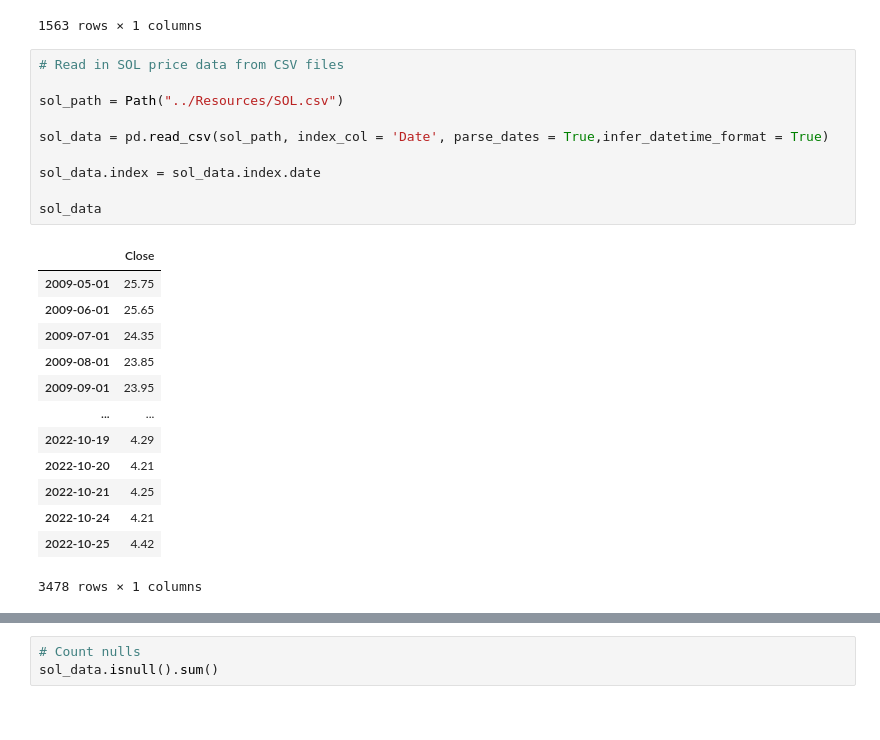
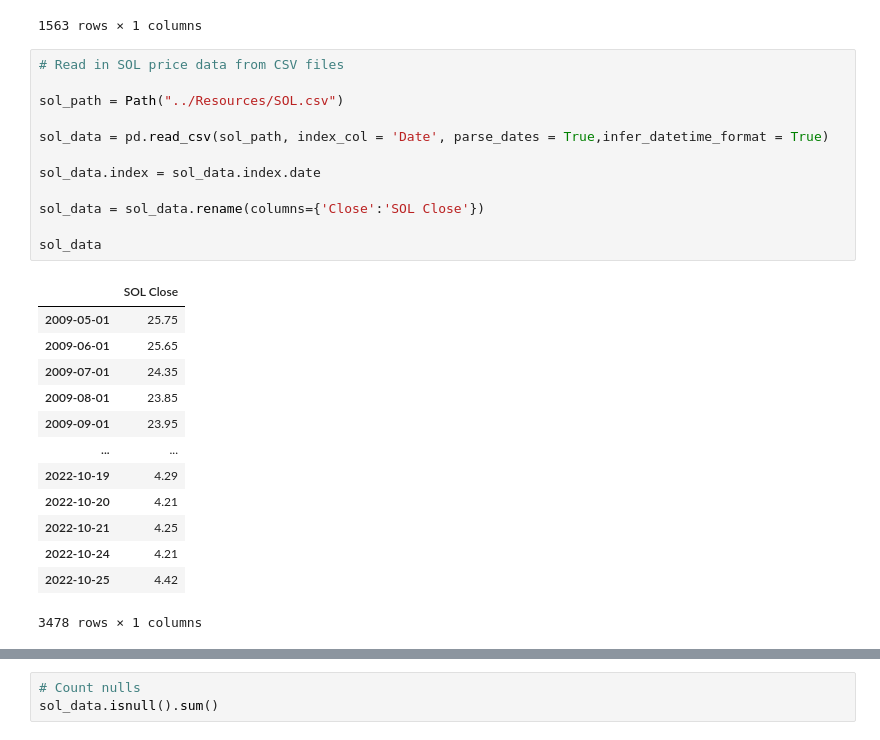
Before and after one commit to NavpreetNat/Crypto_Master, a Jupyter notebook: codes/crypto_master.ipynb, the cells around one changed output, grey strips where cells are left out. Saved outputs shown, nothing was run; the diff lists cells and outputs as text.

```diff
--- a/codes/crypto_master.ipynb
+++ b/codes/crypto_master.ipynb
@@ -84,15 +91,17 @@ ada_daily_return
 # %%
 # Read in SOL price data from CSV files
 
 sol_path = Path("../Resources/SOL.csv")
 
 sol_data = pd.read_csv(sol_path, index_col = 'Date', parse_dates = True,infer_datetime_format = True)
 
 sol_data.index = sol_data.index.date
 
+sol_data = sol_data.rename(columns={'Close':'SOL Close'})
+
 sol_data
 # %% [output]
-|  | Close |
+|  | SOL Close |
 | 2009-05-01 | 25.75 |
 | 2009-06-01 | 25.65 |
 | 2009-07-01 | 24.35 |
```
Also changed, not shown: parts of 15 cells of this notebook, 2 other files.
